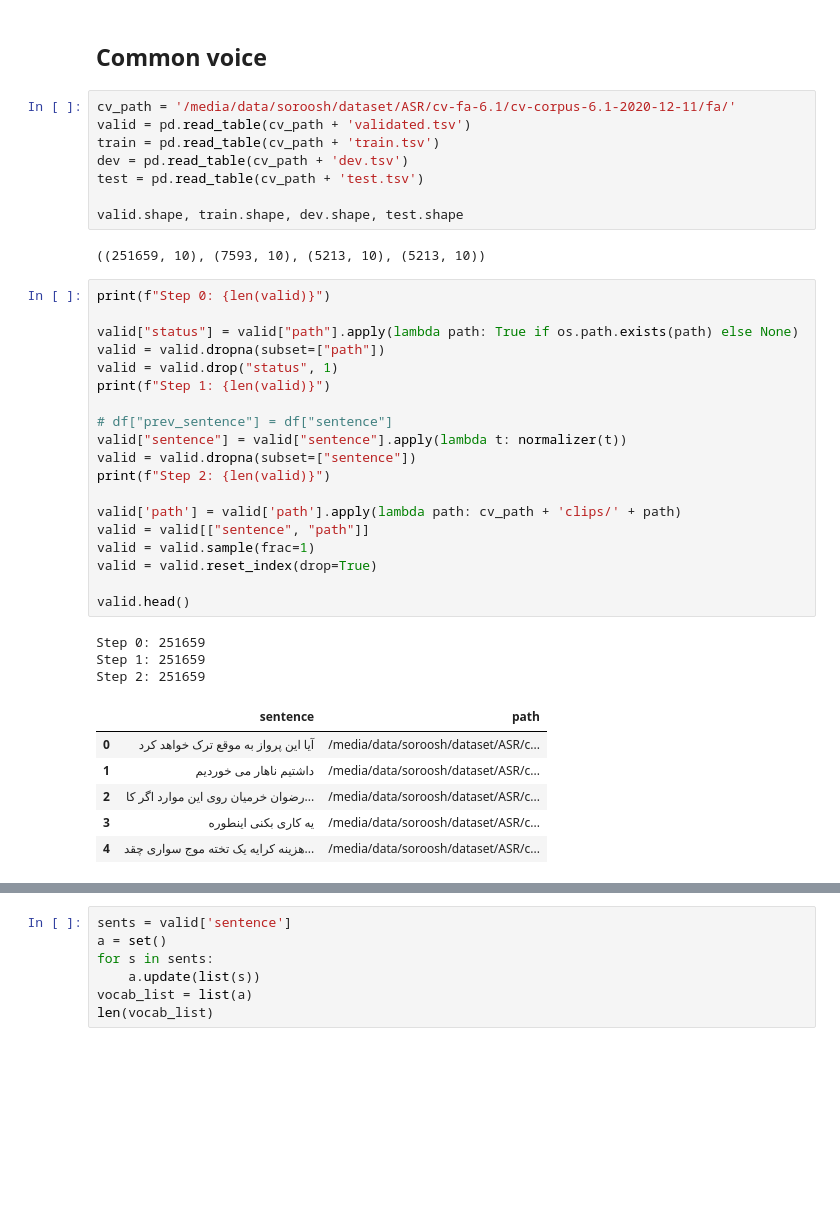
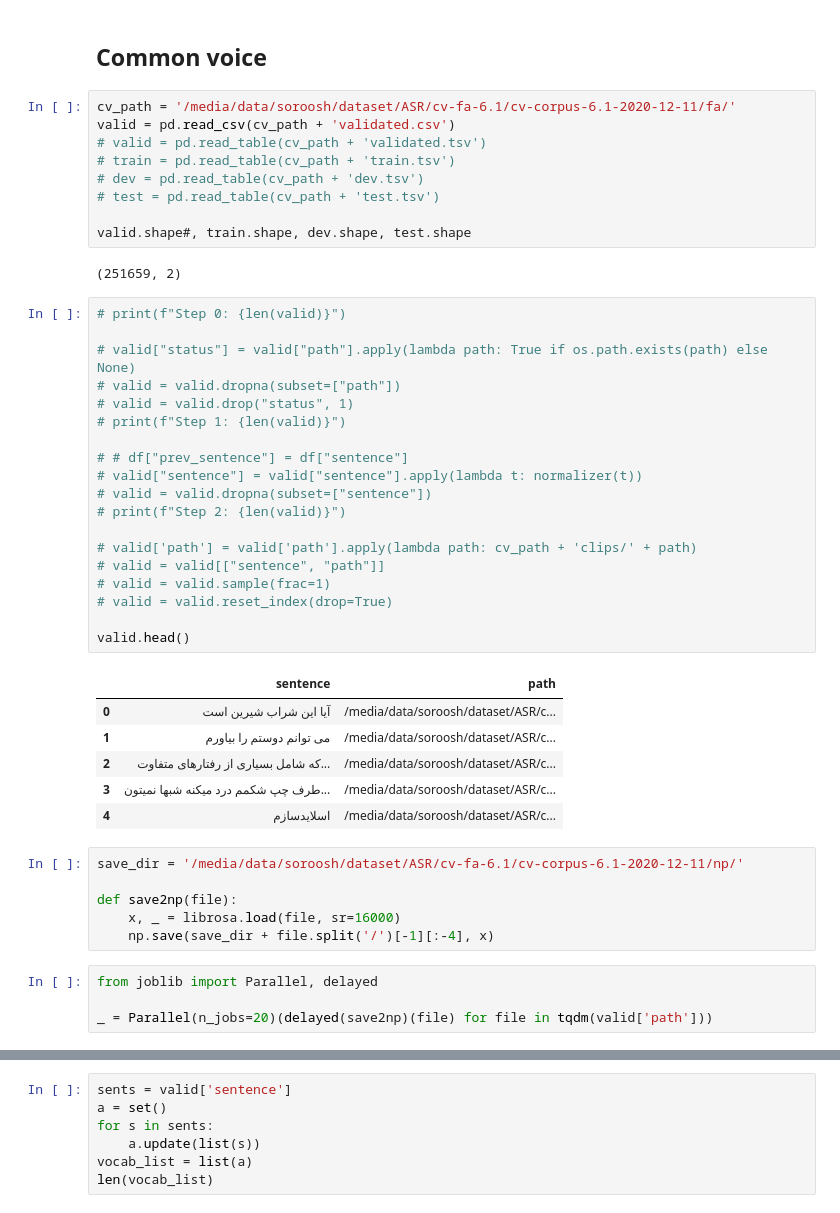
Before and after one commit to zlab-foss/Wav2Vec2-XLSR-Finetune, a Jupyter notebook: prepare data.ipynb, the cells around one changed output, grey strips where cells are left out. Drawn from its saved outputs; the diff is of its cells as text; blank space fills up the shorter version.

```diff
--- a/prepare data.ipynb
+++ b/prepare data.ipynb
@@ -93,40 +93,48 @@ def normalizer(text, chars_to_ignore=chars_to_ignore, chars_to_mapping=chars_to_
 ## Common voice
 # %%
 cv_path = '/media/data/soroosh/dataset/ASR/cv-fa-6.1/cv-corpus-6.1-2020-12-11/fa/'
-valid = pd.read_table(cv_path + 'validated.tsv')
-train = pd.read_table(cv_path + 'train.tsv')
-dev = pd.read_table(cv_path + 'dev.tsv')
-test = pd.read_table(cv_path + 'test.tsv')
+valid = pd.read_csv(cv_path + 'validated.csv')
+# valid = pd.read_table(cv_path + 'validated.tsv')
+# train = pd.read_table(cv_path + 'train.tsv')
+# dev = pd.read_table(cv_path + 'dev.tsv')
+# test = pd.read_table(cv_path + 'test.tsv')
 
-valid.shape, train.shape, dev.shape, test.shape
+valid.shape#, train.shape, dev.shape, test.shape
 # %% [output]
-((251659, 10), (7593, 10), (5213, 10), (5213, 10))
+(251659, 2)
 # %%
-print(f"Step 0: {len(valid)}")
+# print(f"Step 0: {len(valid)}")
 
-valid["status"] = valid["path"].apply(lambda path: True if os.path.exists(path) else None)
-valid = valid.dropna(subset=["path"])
-valid = valid.drop("status", 1)
-print(f"Step 1: {len(valid)}")
+# valid["status"] = valid["path"].apply(lambda path: True if os.path.exists(path) else None)
+# valid = valid.dropna(subset=["path"])
+# valid = valid.drop("status", 1)
+# print(f"Step 1: {len(valid)}")
 
-# df["prev_sentence"] = df["sentence"]
-valid["sentence"] = valid["sentence"].apply(lambda t: normalizer(t))
-valid = valid.dropna(subset=["sentence"])
-print(f"Step 2: {len(valid)}")
+# # df["prev_sentence"] = df["sentence"]
+# valid["sentence"] = valid["sentence"].apply(lambda t: normalizer(t))
+# valid = valid.dropna(subset=["sentence"])
+# print(f"Step 2: {len(valid)}")
 
-valid['path'] = valid['path'].apply(lambda path: cv_path + 'clips/' + path)
-valid = valid[["sentence", "path"]]
-valid = valid.sample(frac=1)
-valid = valid.reset_index(drop=True)
+# valid['path'] = valid['path'].apply(lambda path: cv_path + 'clips/' + path)
+# valid = valid[["sentence", "path"]]
+# valid = valid.sample(frac=1)
+# valid = valid.reset_index(drop=True)
 
 valid.head()
 # %% [output]
-Step 0: 251659
-Step 1: 251659
-Step 2: 251659
 |  | sentence | path |
-| 0 | آیا این پرواز به موقع ترک خواهد کرد | /media/data/soroosh/dataset/ASR/c... |
-| 1 | داشتیم ناهار می خوردیم | /media/data/soroosh/dataset/ASR/c... |
-| 2 | رضوان خرمیان روی این موارد اگر کا... | /media/data/soroosh/dataset/ASR/c... |
-| 3 | یه کاری بکنی اینطوره | /media/data/soroosh/dataset/ASR/c... |
-| 4 | هزینه کرایه یک تخته موج سواری چقد... | /media/data/soroosh/dataset/ASR/c... |
+| 0 | آیا این شراب شیرین است | /media/data/soroosh/dataset/ASR/c... |
+| 1 | می توانم دوستم را بیاورم | /media/data/soroosh/dataset/ASR/c... |
+| 2 | که شامل بسیاری از رفتارهای متفاوت... | /media/data/soroosh/dataset/ASR/c... |
+| 3 | طرف چپ شکمم درد میکنه شبها نمیتون... | /media/data/soroosh/dataset/ASR/c... |
+| 4 | اسلایدسازم | /media/data/soroosh/dataset/ASR/c... |
+# %%
+save_dir = '/media/data/soroosh/dataset/ASR/cv-fa-6.1/cv-corpus-6.1-2020-12-11/np/'
+
+def save2np(file):
+    x, _ = librosa.load(file, sr=16000)
+    np.save(save_dir + file.split('/')[-1][:-4], x)
+# %%
+from joblib import Parallel, delayed
+
+_ = Parallel(n_jobs=20)(delayed(save2np)(file) for file in tqdm(valid['path']))
```
Also changed, not shown: parts of 5 cells of this notebook, 2 other files.
